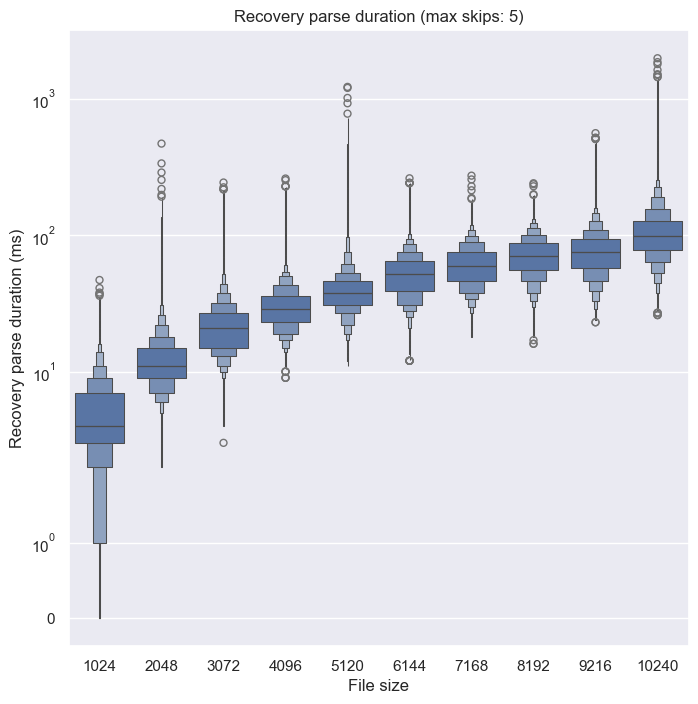
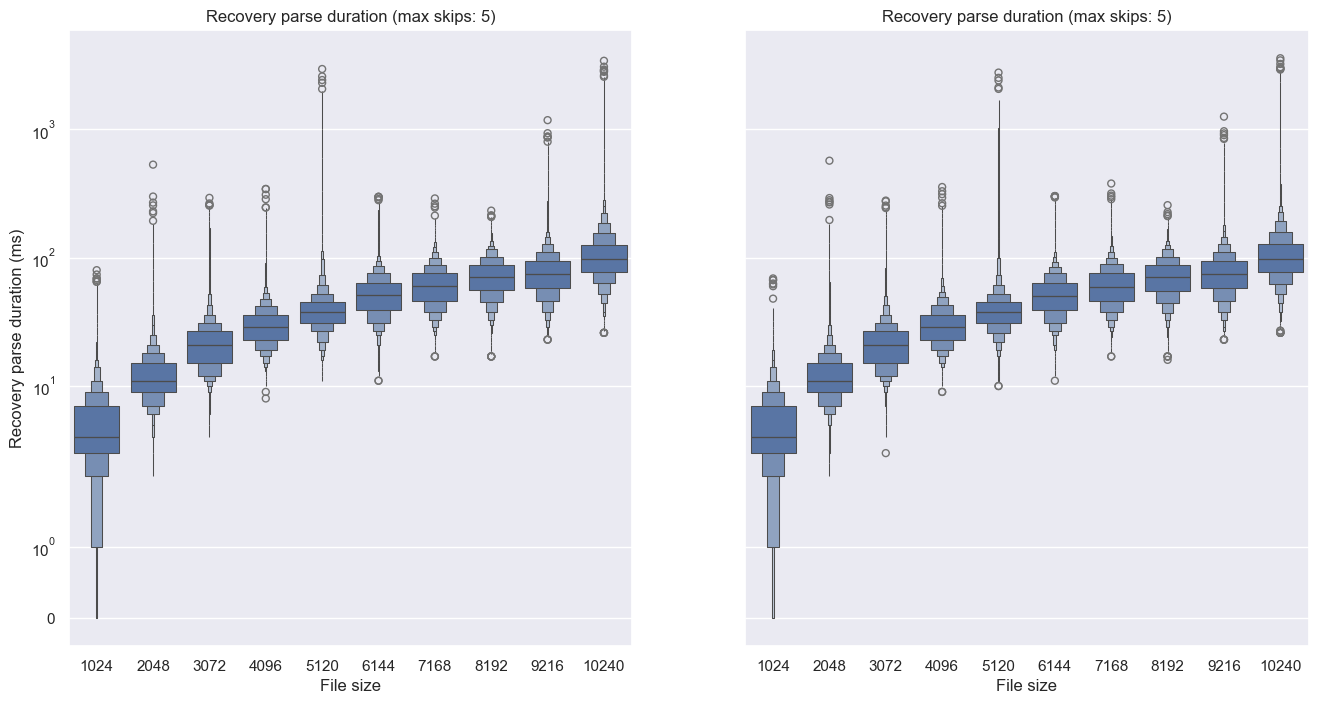
The change to this notebook cell's code, shown as a diff; its figure went from the first image to the second:
--- before
+++ after
@@ -1,25 +1,20 @@
-print(recovered[0]["duration"].describe())
+durationFig, durationAx = plt.subplots(1, count, figsize=(count*8, 8), sharey=True)
+durationAx[0].set_yscale('symlog')
 
-fig1, ax1 = plt.subplots(figsize=(8, 8), sharey=True)
-ax1.set_yscale('symlog')
+for i in range(0, count):
+    description = descriptions[i]
+    print("duration of " + description)
+    print(recovered[i]["duration"].describe())
 
-sns.boxenplot(
-    data=recovered[0],
-    x="bsize", y="duration",
-    width_method="exponential",
-    ax = ax1
-)
-
-#sns.violinplot(
-#    data=recovered[2],
-#    x="bsize", y="duration",
-#    density_norm="width",
-#    ax = ax1
-#)
-
-ax1.set_title("Recovery parse duration (max skips: " + str(maxSkips[0]) + ")")
-ax1.set_xlabel("File size")
-ax1.set_ylabel("Recovery parse duration (ms)")
+    sns.boxenplot(
+        data=recovered[i],
+        x="bsize", y="duration",
+        width_method="exponential",
+        ax = durationAx[i]
+    )
+    durationAx[i].set_title("Recovery parse duration (max skips: " + str(maxSkips[0]) + ")")
+    durationAx[i].set_xlabel("File size")
+    durationAx[i].set_ylabel("Recovery parse duration (ms)")
 
 
-plt.show(fig1)
+plt.show(durationFig)

Commit: Reworked benchmark procedure